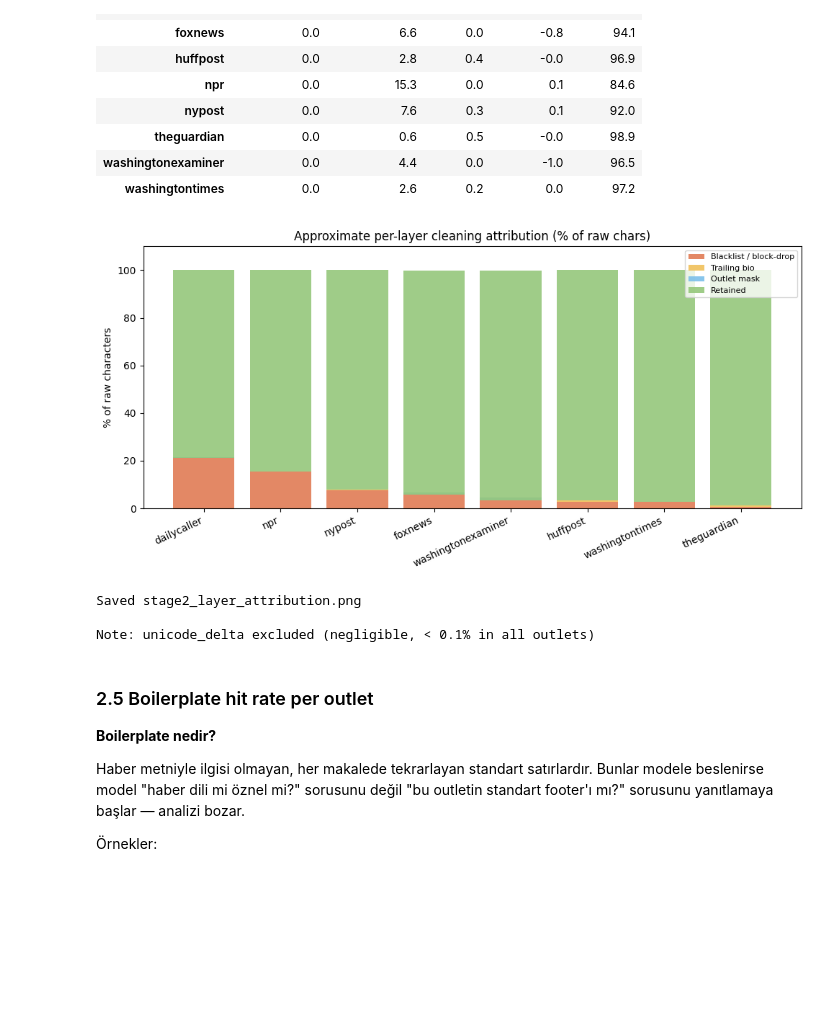
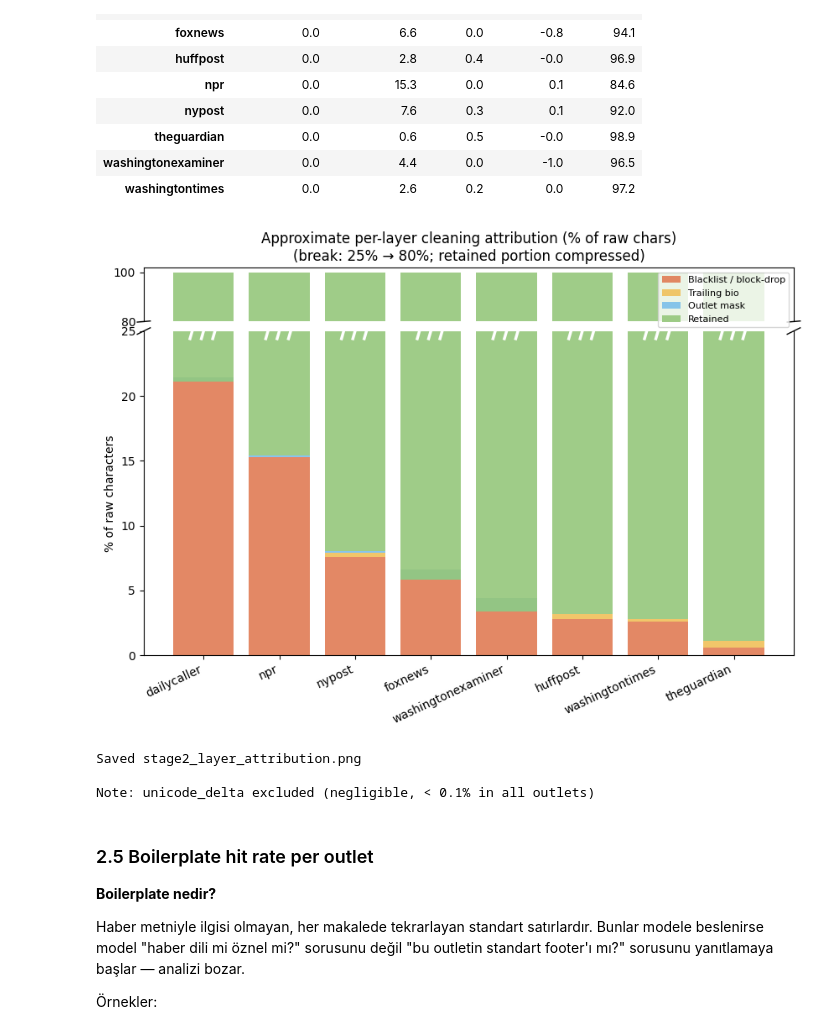
Before and after one commit to vulonviing/subjectivity-bias-pipeline, a Jupyter notebook: notebooks/eda.ipynb, the cells around one changed output. Saved outputs shown, nothing was run; the diff lists cells and outputs as text; code cells hidden in the pictures; blank space fills up the shorter version.

```diff
--- a/notebooks/eda.ipynb
+++ b/notebooks/eda.ipynb
@@ -251,6 +251,8 @@ print(f"Unique dates: {articles['pub_date'].dt.date.nunique()}")
 daily = articles['pub_date'].dt.date.value_counts().sort_index()
 fig, ax = plt.subplots(figsize=(11, 3))
 ax.bar(range(len(daily)), daily.values, color='steelblue', alpha=0.8)
+for xi, val in zip(range(len(daily)), daily.values):
+    ax.text(xi, val + 0.15, str(val), ha='center', va='bottom', fontsize=6)
 ax.set_xticks(range(len(daily)))
 ax.set_xticklabels([str(d) for d in daily.index], rotation=45, ha='right', fontsize=7)
 ax.set_ylabel('n articles')
@@ -661,32 +696,59 @@ display(layer_means_pct)
 | washingtonexaminer | 0.0 | 4.4 | 0.0 | -1.0 | 96.5 |
 | washingtontimes | 0.0 | 2.6 | 0.2 | 0.0 | 97.2 |
 # %%
-# Stacked bar: per-layer contribution
-fig, ax = plt.subplots(figsize=(10, 5))
+# Stacked bar: per-layer cleaning attribution (slash-cut at 30%)
 layer_cols = ['blacklist_delta', 'bio_delta', 'mask_delta', 'remaining']
 layer_labels = ['Blacklist / block-drop', 'Trailing bio', 'Outlet mask', 'Retained']
 colors = ['#e07b54', '#f0c05a', '#7bbfea', '#95c77b']
 
 src_order = layer_means_pct['blacklist_delta'].sort_values(ascending=False).index
-bottom = [0] * len(src_order)
-for col, label, color in zip(layer_cols, layer_labels, colors):
-    vals = [layer_means_pct.loc[s, col] for s in src_order]
-    ax.bar(range(len(src_order)), vals, bottom=bottom, label=label, color=color, alpha=0.9)
-    bottom = [b + v for b, v in zip(bottom, vals)]
+n_outlets = len(src_order)
+BREAK_BOT = 25
+BREAK_TOP = 80
 
-ax.set_xticks(range(len(src_order)))
-ax.set_xticklabels(list(src_order), rotation=25, ha='right')
-ax.set_ylabel('% of raw characters')
-ax.set_title('Approximate per-layer cleaning attribution (% of raw chars)')
-ax.legend(loc='upper right', fontsize=8)
-ax.set_ylim(0, 110)
+fig, (ax_top, ax_bot) = plt.subplots(2, 1, figsize=(10, 6), sharex=True,
+                                      gridspec_kw={'height_ratios': [1, 6], 'hspace': 0.05})
+for ax in (ax_top, ax_bot):
+    bottom = [0] * n_outlets
+    for col, label, color in zip(layer_cols, layer_labels, colors):
+        vals = [layer_means_pct.loc[s, col] for s in src_order]
+        ax.bar(range(n_outlets), vals, bottom=bottom, label=label, color=color, alpha=0.9)
+        bottom = [b + v for b, v in zip(bottom, vals)]
+
+ax_top.set_ylim(BREAK_TOP, 102)
+ax_bot.set_ylim(0, BREAK_BOT)
+ax_top.spines['bottom'].set_visible(False)
+ax_bot.spines['top'].set_visible(False)
+ax_top.tick_params(axis='x', which='both', bottom=False, labelbottom=False)
+
+# Axis-corner break marks
+d = 0.01
+kwargs = dict(transform=ax_top.transAxes, color='k', clip_on=False, linewidth=1)
+ax_top.plot((-d, +d), (-d, +d), **kwargs)
+ax_top.plot((1 - d, 1 + d), (-d, +d), **kwargs)
+kwargs.update(transform=ax_bot.transAxes)
+ax_bot.plot((-d, +d), (1 - d, 1 + d), **kwargs)
+ax_bot.plot((1 - d, 1 + d), (1 - d, 1 + d), **kwargs)
+
+# Slash-cut marks through each bar at BREAK in the bottom panel
+for xi in range(n_outlets):
+    for offset in [-0.15, 0.0, 0.15]:
+        x0 = xi + offset
+        ax_bot.plot([x0 - 0.035, x0 + 0.035], [BREAK_BOT - 0.7, BREAK_BOT + 0.7],
+                    '-', color='white', lw=2.5, zorder=10, solid_capstyle='butt')
+
+ax_bot.set_xticks(range(n_outlets))
+ax_bot.set_xticklabels(list(src_order), rotation=25, ha='right')
+ax_bot.set_ylabel('% of raw characters')
+ax_top.set_title('Approximate per-layer cleaning attribution (% of raw chars)\n(break: 25% → 80%; retained portion compressed)')
+ax_top.legend(loc='upper right', fontsize=8)
 fig.tight_layout()
 fig.savefig(FIGS / 'stage2_layer_attribution.png', dpi=150)
 plt.show()
 print("Saved stage2_layer_attribution.png")
 print("\nNote: unicode_delta excluded (negligible, < 0.1% in all outlets)")
 # %% [output]
-[figure, old version]
+[figure, new version]
 Saved stage2_layer_attribution.png
 
 Note: unicode_delta excluded (negligible, < 0.1% in all outlets)
```
Also changed, not shown: parts of 11 cells of this notebook, 13 other files.
